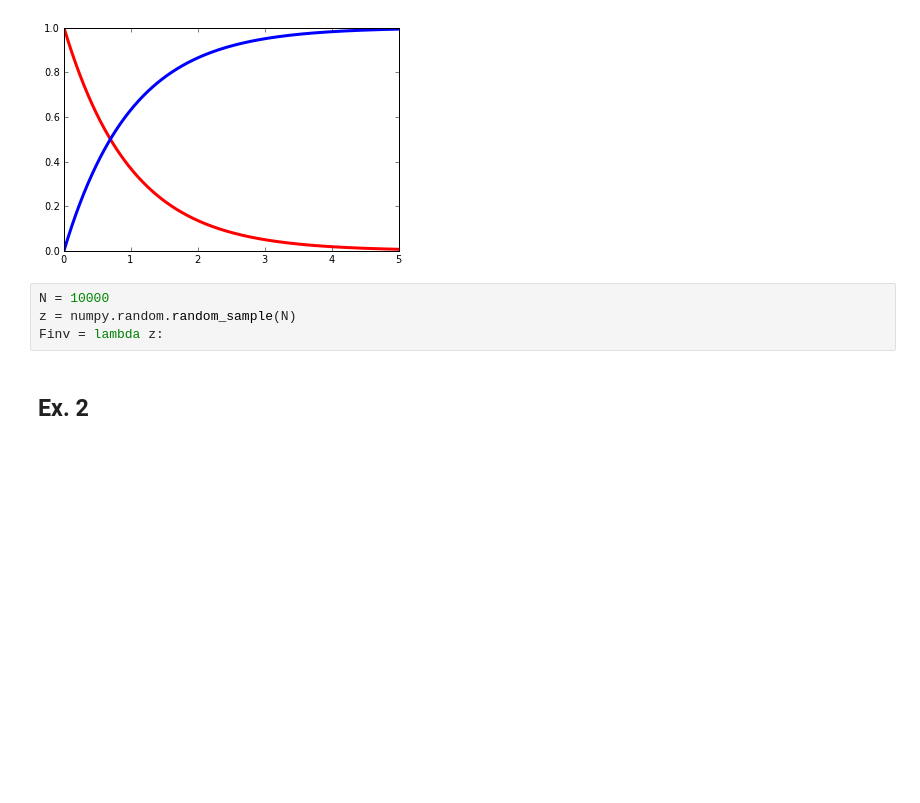
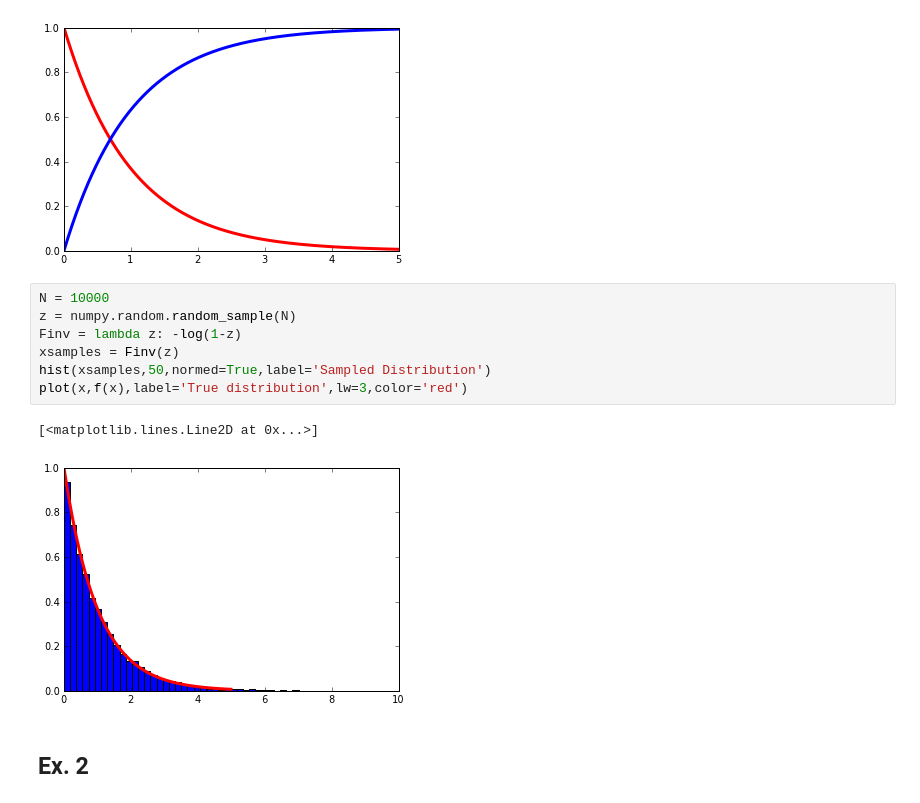
Before and after one commit to wpettyjo/PHYS202-S13, a Jupyter notebook: Week8/MonCarSim.ipynb, the cells around one changed output. Saved outputs shown, nothing was run; the diff lists cells and outputs as text; blank space fills up the shorter version.

```diff
--- a/Week8/MonCarSim.ipynb
+++ b/Week8/MonCarSim.ipynb
@@ -89,10 +90,16 @@ plot(x,F(x),label='CDF',lw=3)
 show()
 # %% [output]
 [figure]
-# %%
-N = 10000
-z = numpy.random.random_sample(N)
-Finv = lambda z:
+# %%
+N = 10000
+z = numpy.random.random_sample(N)
+Finv = lambda z: -log(1-z)
+xsamples = Finv(z)
+hist(xsamples,50,normed=True,label='Sampled Distribution')
+plot(x,f(x),label='True distribution',lw=3,color='red')
+# %% [output]
+[<matplotlib.lines.Line2D at 0x...>]
+[figure, added]
 # %% [markdown]
 Ex. 2
 -
```
Also changed, not shown: parts of 4 cells of this notebook.
